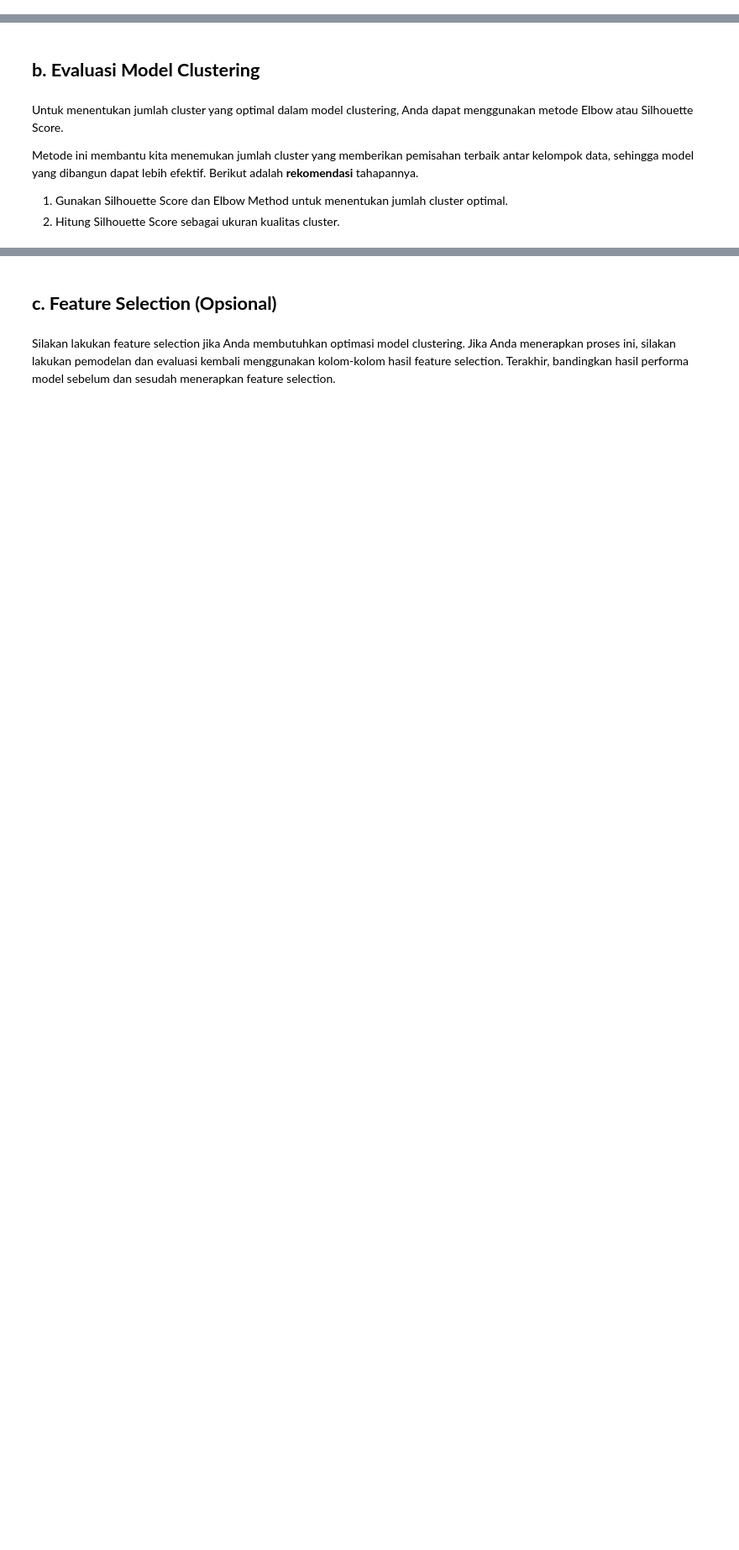
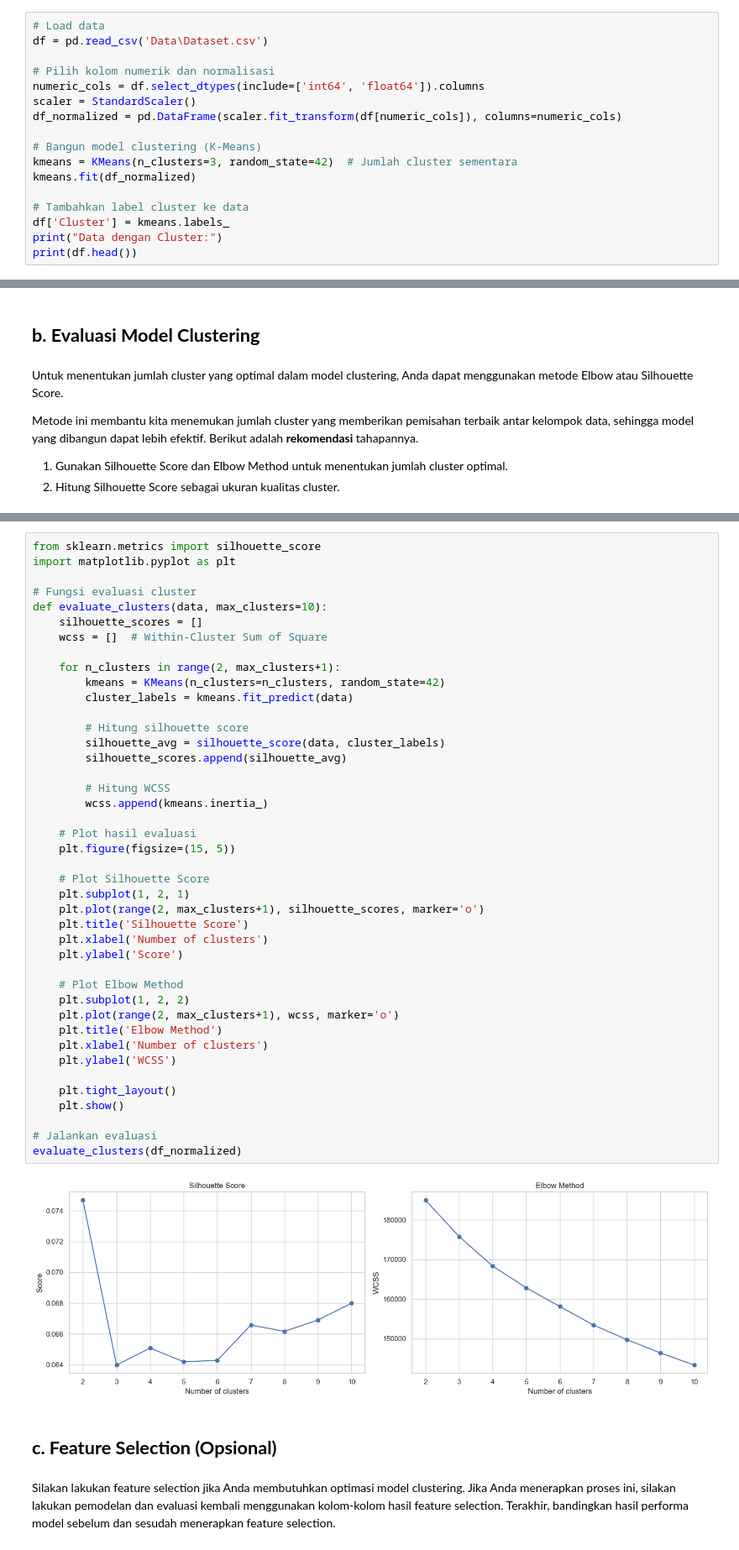
Before and after one commit to Salwazd21/proyek-ml, a Jupyter notebook: [Clustering]_Submission_Akhir_BMLP_Salwazd0421_(Updated).ipynb, the cells around one changed output, grey strips where cells are left out. Shown at 84% size. Cells and saved outputs as stored; diff of their text form; blank space fills up the shorter version.

```diff
--- a/[Clustering]_Submission_Akhir_BMLP_Salwazd0421_(Updated).ipynb
+++ b/[Clustering]_Submission_Akhir_BMLP_Salwazd0421_(Updated).ipynb
@@ -224,0 +352,17 @@ Data dengan Cluster:
+# %%
+# Load data
+df = pd.read_csv('Data\Dataset.csv')
+
+# Pilih kolom numerik dan normalisasi
+numeric_cols = df.select_dtypes(include=['int64', 'float64']).columns
+scaler = StandardScaler()
+df_normalized = pd.DataFrame(scaler.fit_transform(df[numeric_cols]), columns=numeric_cols)
+
+# Bangun model clustering (K-Means)
+kmeans = KMeans(n_clusters=3, random_state=42)  # Jumlah cluster sementara
+kmeans.fit(df_normalized)
+
+# Tambahkan label cluster ke data
+df['Cluster'] = kmeans.labels_
+print("Data dengan Cluster:")
+print(df.head())
@@ -260,3 +395,47 @@ plt.show()
+# %%
+from sklearn.metrics import silhouette_score
+import matplotlib.pyplot as plt
+
+# Fungsi evaluasi cluster
+def evaluate_clusters(data, max_clusters=10):
+    silhouette_scores = []
+    wcss = []  # Within-Cluster Sum of Square
+
+    for n_clusters in range(2, max_clusters+1):
+        kmeans = KMeans(n_clusters=n_clusters, random_state=42)
+        cluster_labels = kmeans.fit_predict(data)
+
+        # Hitung silhouette score
+        silhouette_avg = silhouette_score(data, cluster_labels)
+        silhouette_scores.append(silhouette_avg)
+
+        # Hitung WCSS
+        wcss.append(kmeans.inertia_)
+
+    # Plot hasil evaluasi
+    plt.figure(figsize=(15, 5))
+
+    # Plot Silhouette Score
+    plt.subplot(1, 2, 1)
+    plt.plot(range(2, max_clusters+1), silhouette_scores, marker='o')
+    plt.title('Silhouette Score')
+    plt.xlabel('Number of clusters')
+    plt.ylabel('Score')
+
+    # Plot Elbow Method
+    plt.subplot(1, 2, 2)
+    plt.plot(range(2, max_clusters+1), wcss, marker='o')
+    plt.title('Elbow Method')
+    plt.xlabel('Number of clusters')
+    plt.ylabel('WCSS')
+
+    plt.tight_layout()
+    plt.show()
+
+# Jalankan evaluasi
+evaluate_clusters(df_normalized)
+# %% [output]
+[figure, added]
 # %% [markdown]
 ## **c. Feature Selection (Opsional)**
 # %% [markdown]
```
Also changed, not shown: parts of 21 cells of this notebook, 5 other files.
